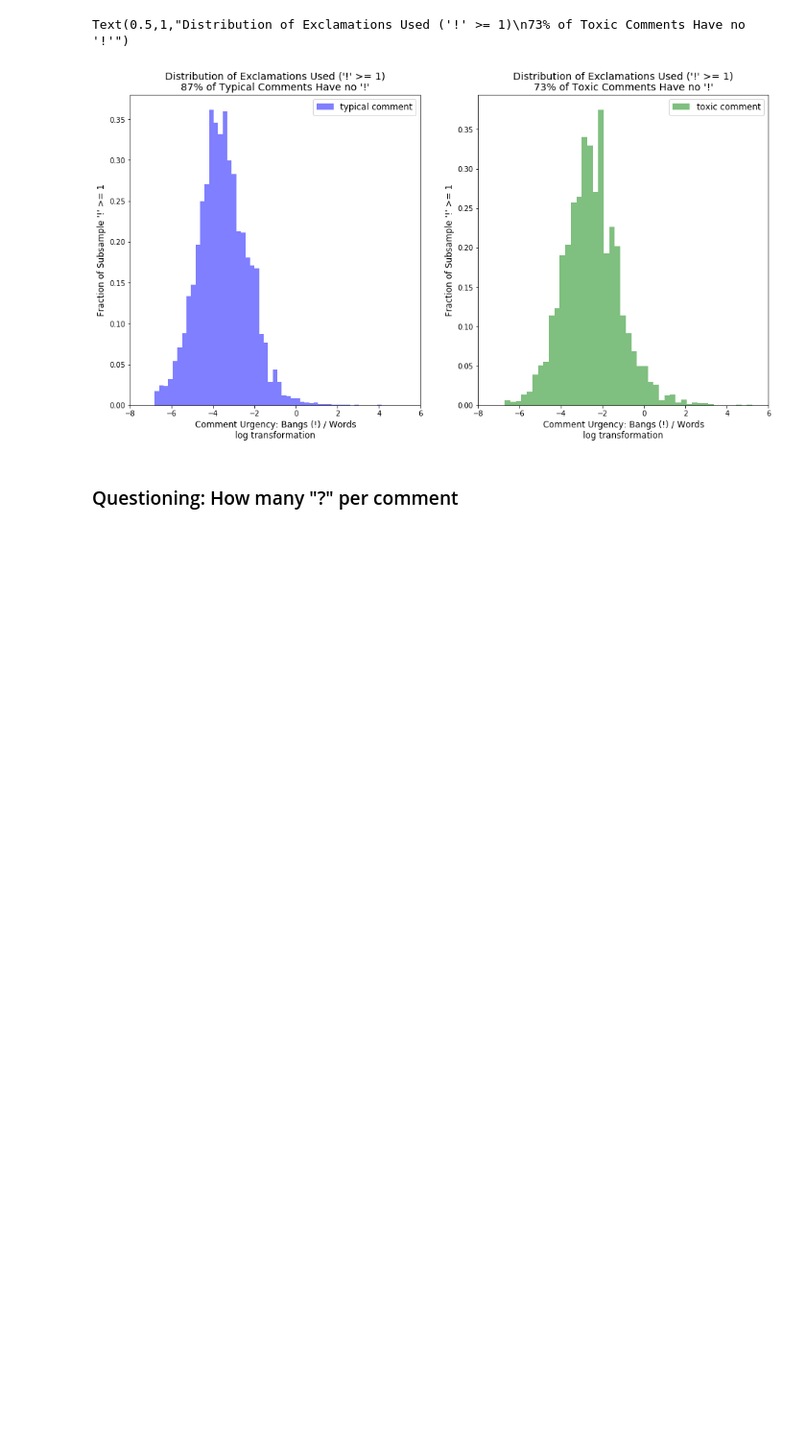
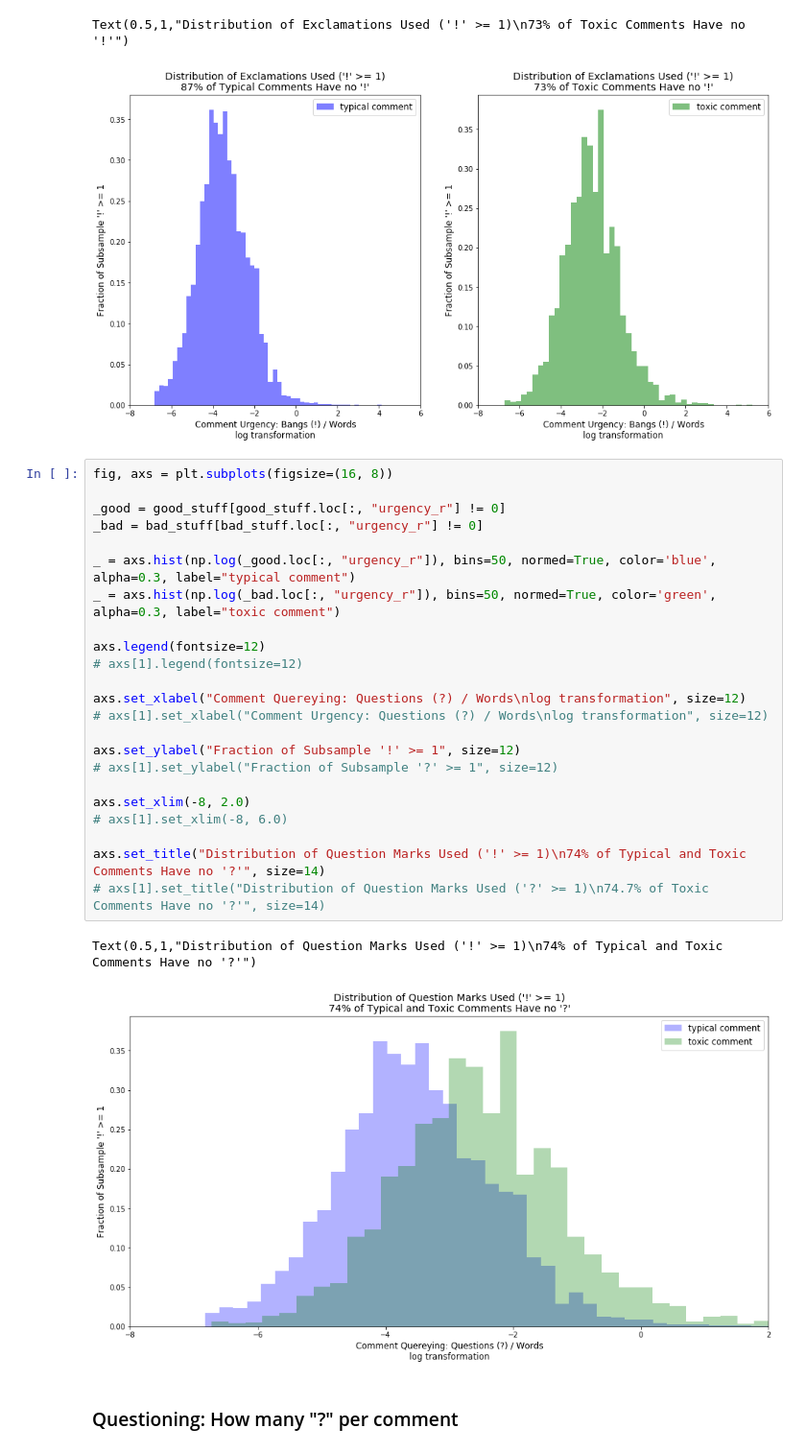
Before and after one commit to pixelatedbrian/polished-vernacular, a Jupyter notebook: notebooks/toxic_comment_eda_round_4.ipynb, the cells around one changed output. Shown: that part at 96% size. Cells and saved outputs as stored; diff of their text form; blank space fills up the shorter version.

```diff
--- a/notebooks/toxic_comment_eda_round_4.ipynb
+++ b/notebooks/toxic_comment_eda_round_4.ipynb
@@ -389,6 +389,32 @@ axs[1].set_title("Distribution of Exclamations Used ('!' >= 1)\n73% of Toxic Com
 # %% [output]
 Text(0.5,1,"Distribution of Exclamations Used ('!' >= 1)\n73% of Toxic Comments Have no '!'")
 [figure]
+# %%
+fig, axs = plt.subplots(figsize=(16, 8))
+
+_good = good_stuff[good_stuff.loc[:, "urgency_r"] != 0]
+_bad = bad_stuff[bad_stuff.loc[:, "urgency_r"] != 0]
+
+_ = axs.hist(np.log(_good.loc[:, "urgency_r"]), bins=50, normed=True, color='blue', alpha=0.3, label="typical comment")
+_ = axs.hist(np.log(_bad.loc[:, "urgency_r"]), bins=50, normed=True, color='green', alpha=0.3, label="toxic comment")
+
+axs.legend(fontsize=12)
+# axs[1].legend(fontsize=12)
+
+axs.set_xlabel("Comment Quereying: Questions (?) / Words\nlog transformation", size=12)
+# axs[1].set_xlabel("Comment Urgency: Questions (?) / Words\nlog transformation", size=12)
+
+axs.set_ylabel("Fraction of Subsample '!' >= 1", size=12)
+# axs[1].set_ylabel("Fraction of Subsample '?' >= 1", size=12)
+
+axs.set_xlim(-8, 2.0)
+# axs[1].set_xlim(-8, 6.0)
+
+axs.set_title("Distribution of Question Marks Used ('!' >= 1)\n74% of Typical and Toxic Comments Have no '?'", size=14)
+# axs[1].set_title("Distribution of Question Marks Used ('?' >= 1)\n74.7% of Toxic Comments Have no '?'", size=14)
+# %% [output]
+Text(0.5,1,"Distribution of Question Marks Used ('!' >= 1)\n74% of Typical and Toxic Comments Have no '?'")
+[figure, added]
 # %% [markdown]
 ### Questioning: How many "?" per comment
 # %%
```
Also changed, not shown: parts of 4 cells of this notebook.
